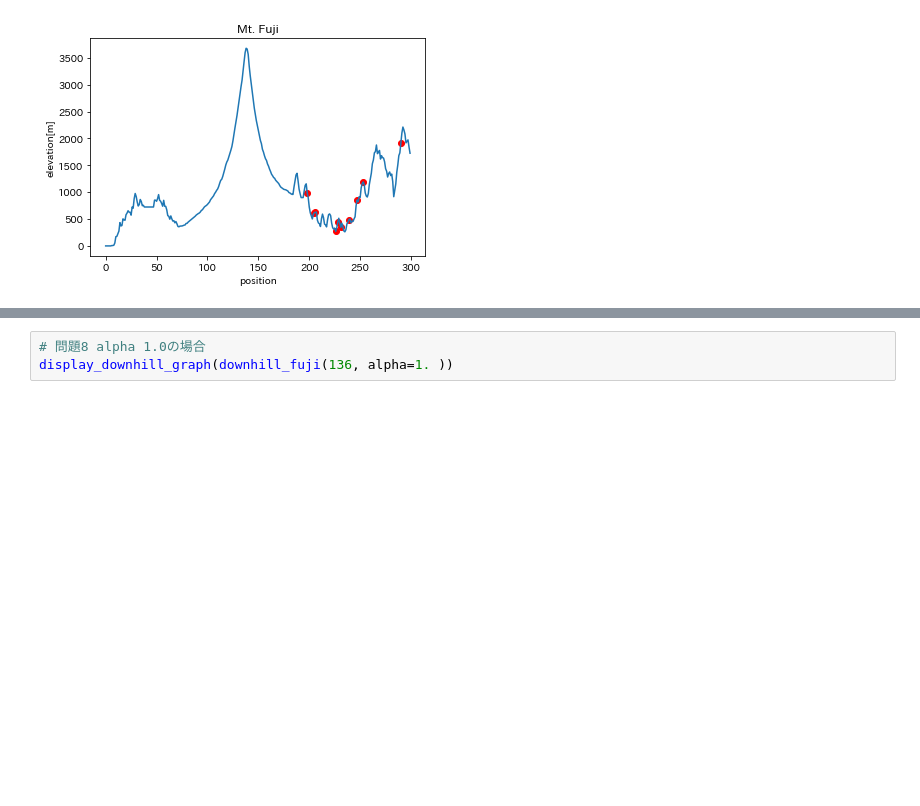
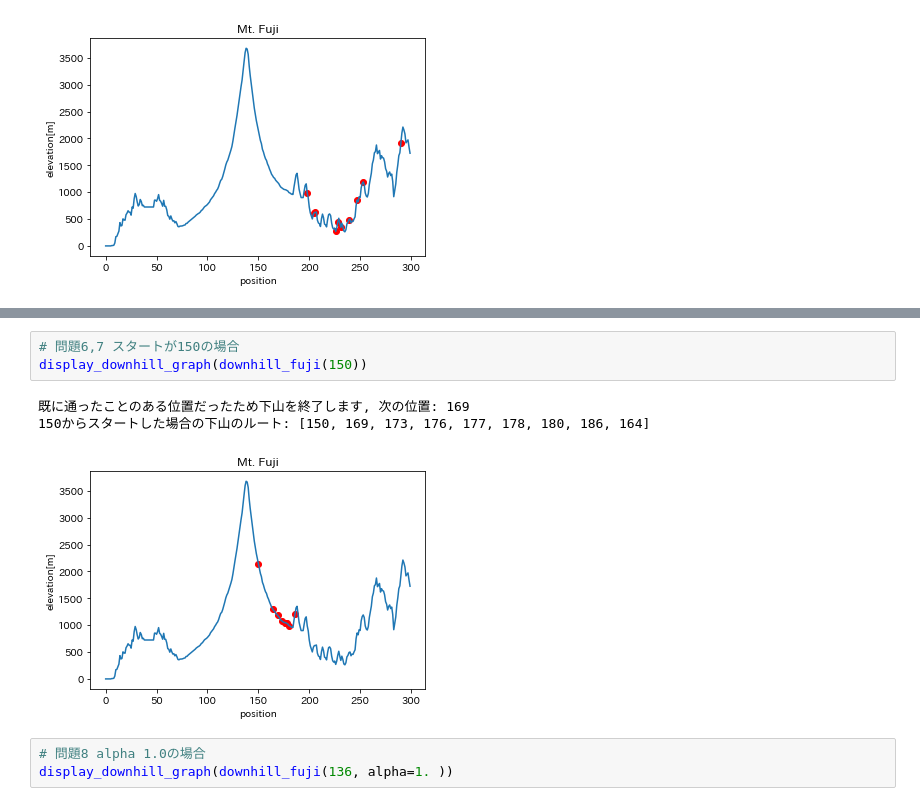
Before and after one commit to yutoJ/ml-learning, a Jupyter notebook: fuji_downhill.ipynb, the cells around one changed output, grey strips where cells are left out. Saved outputs shown, nothing was run; the diff lists cells and outputs as text; blank space fills up the shorter version.

```diff
--- a/fuji_downhill.ipynb
+++ b/fuji_downhill.ipynb
@@ -130,3 +137,10 @@ display_downhill_graph(downhill_fuji(290))
+# %%
+# 問題6,7 スタートが150の場合
+display_downhill_graph(downhill_fuji(150))
+# %% [output]
+既に通ったことのある位置だったため下山を終了します, 次の位置: 169
+150からスタートした場合の下山のルート: [150, 169, 173, 176, 177, 178, 180, 186, 164]
+[figure, added]
 # %%
 # 問題8 alpha 1.0の場合
 display_downhill_graph(downhill_fuji(136, alpha=1. ))
```
Also changed, not shown: parts of 1 cell of this notebook, 1 other file.
